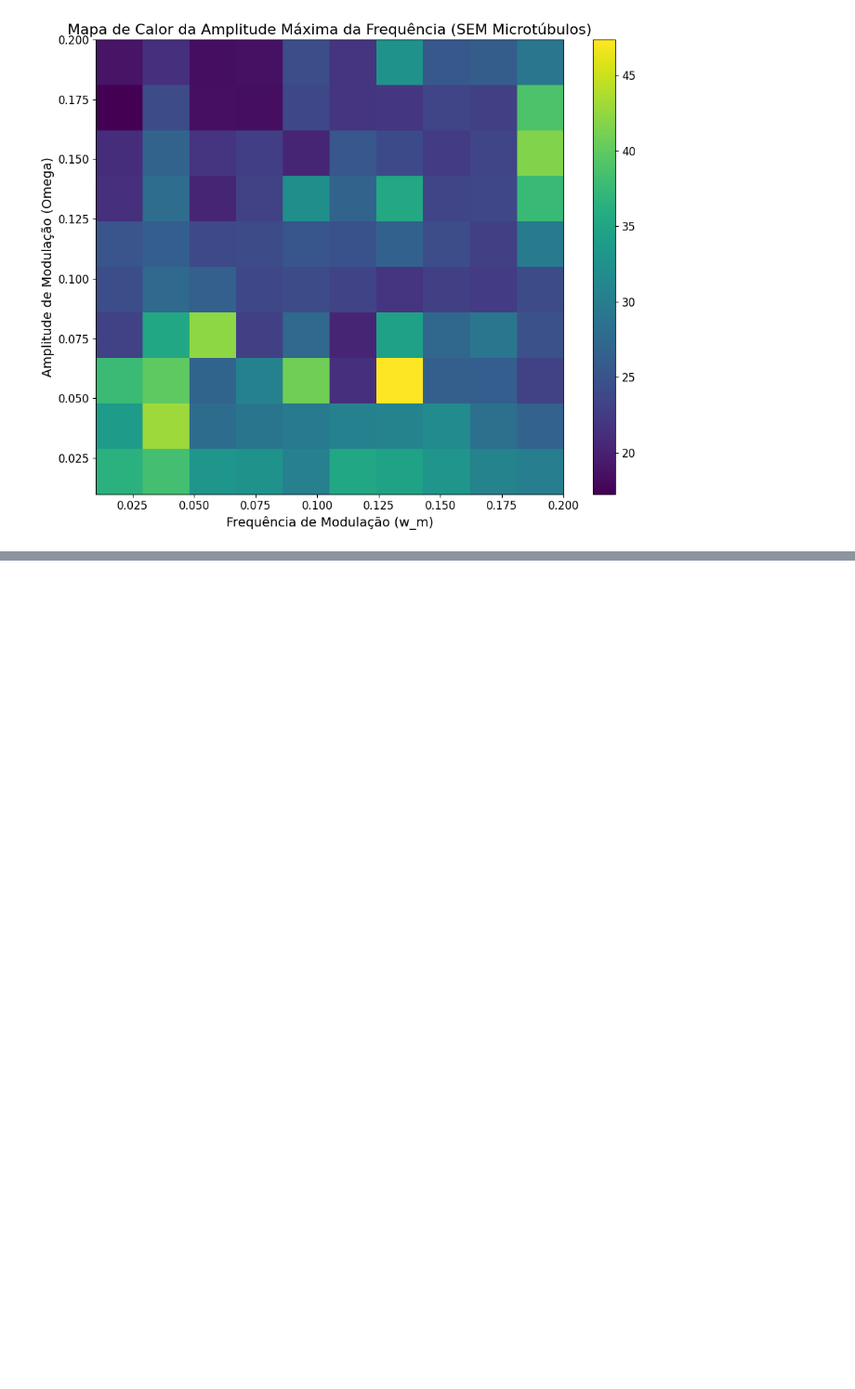
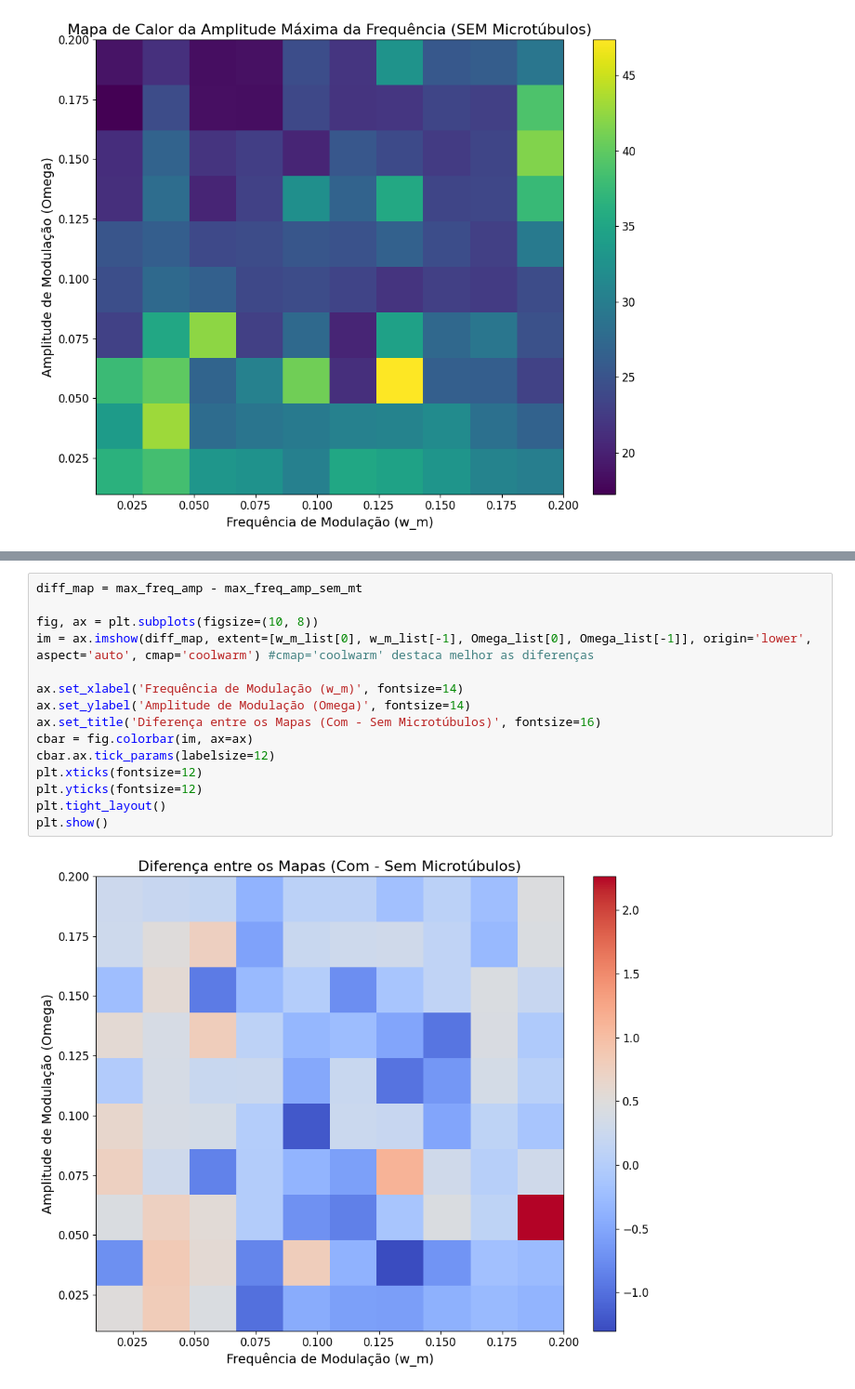
Before and after one commit to Bellinimarcos-prog/causalidade-em-ia, a Jupyter notebook: Nosso_trabalho_está_assim,,_ainda_não_tenho_o_cód_.ipynb, the cells around one changed output, grey strips where cells are left out. Shown at 93% size. Cells and saved outputs as stored; diff of their text form; blank space fills up the shorter version.

```diff
--- a/Nosso_trabalho_está_assim,,_ainda_não_tenho_o_cód_.ipynb
+++ b/Nosso_trabalho_está_assim,,_ainda_não_tenho_o_cód_.ipynb
@@ -1234,0 +1258,17 @@ Requirement already satisfied: six>=1.5 in /usr/local/lib/python3.11/dist-packag
+# %%
+diff_map = max_freq_amp - max_freq_amp_sem_mt
+
+fig, ax = plt.subplots(figsize=(10, 8))
+im = ax.imshow(diff_map, extent=[w_m_list[0], w_m_list[-1], Omega_list[0], Omega_list[-1]], origin='lower', aspect='auto', cmap='coolwarm') #cmap='coolwarm' destaca melhor as diferenças
+
+ax.set_xlabel('Frequência de Modulação (w_m)', fontsize=14)
+ax.set_ylabel('Amplitude de Modulação (Omega)', fontsize=14)
+ax.set_title('Diferença entre os Mapas (Com - Sem Microtúbulos)', fontsize=16)
+cbar = fig.colorbar(im, ax=ax)
+cbar.ax.tick_params(labelsize=12)
+plt.xticks(fontsize=12)
+plt.yticks(fontsize=12)
+plt.tight_layout()
+plt.show()
+# %% [output]
+[figure, added]
```
Also changed, not shown: parts of 1 cell of this notebook.
